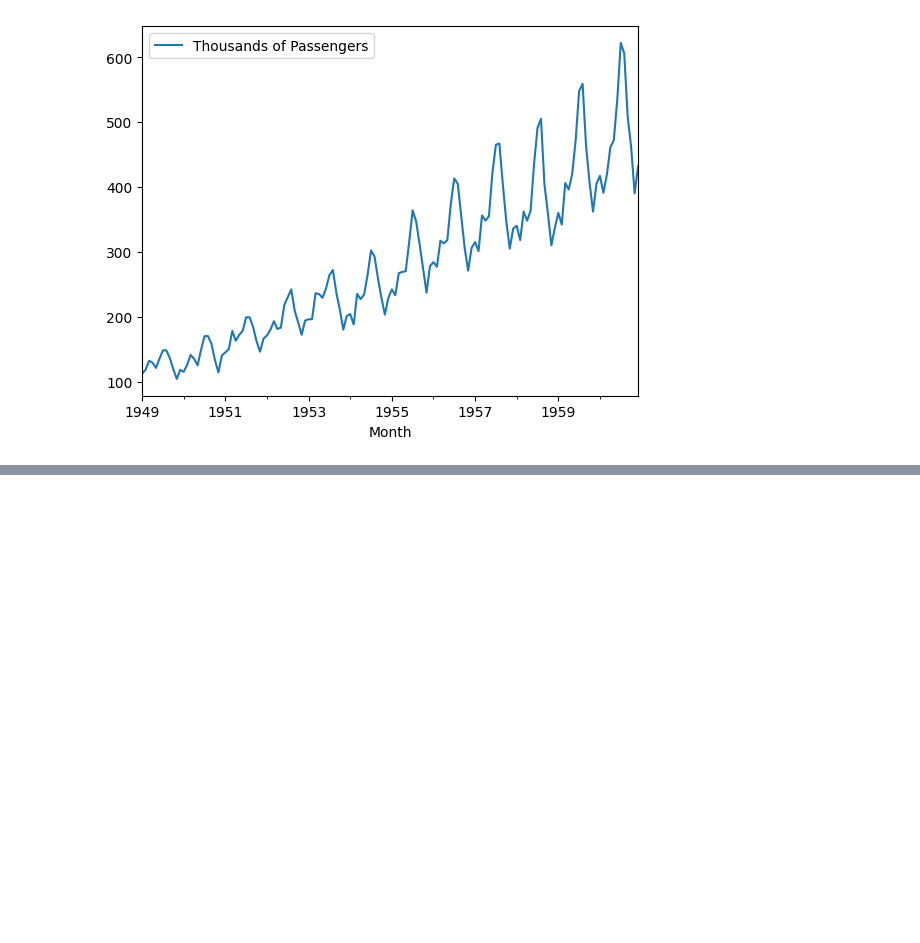
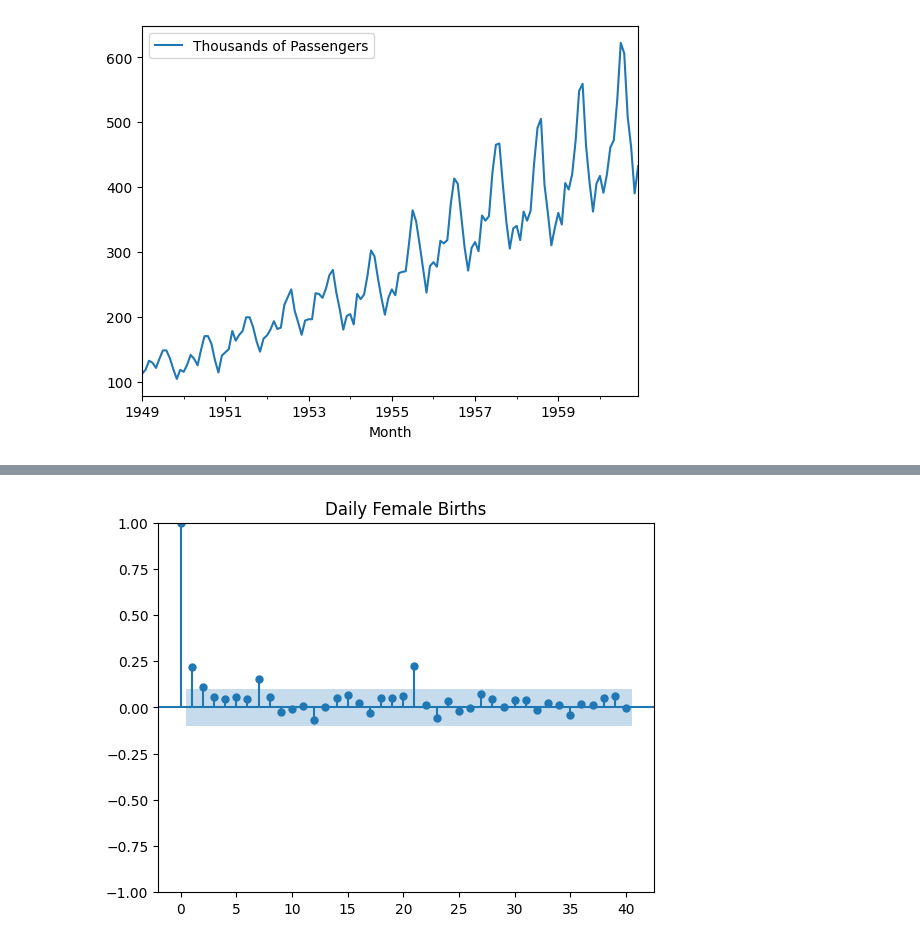
Before and after one commit to preinpost/udemy-timeseries-analysis, a Jupyter notebook: section8.ipynb, the cells around one changed output, grey strips where cells are left out. Saved outputs shown, nothing was run; the diff lists cells and outputs as text; code cells hidden in the pictures; blank space fills up the shorter version.

```diff
--- a/section8.ipynb
+++ b/section8.ipynb
@@ -235,0 +239,4 @@ plot_acf(df1, lags=40)
+# %%
+plot_pacf(df2, lags=40, title='Daily Female Births');
+# %% [output]
+[figure, added]
```
Also changed, not shown: parts of 2 cells of this notebook, 1 other file.
